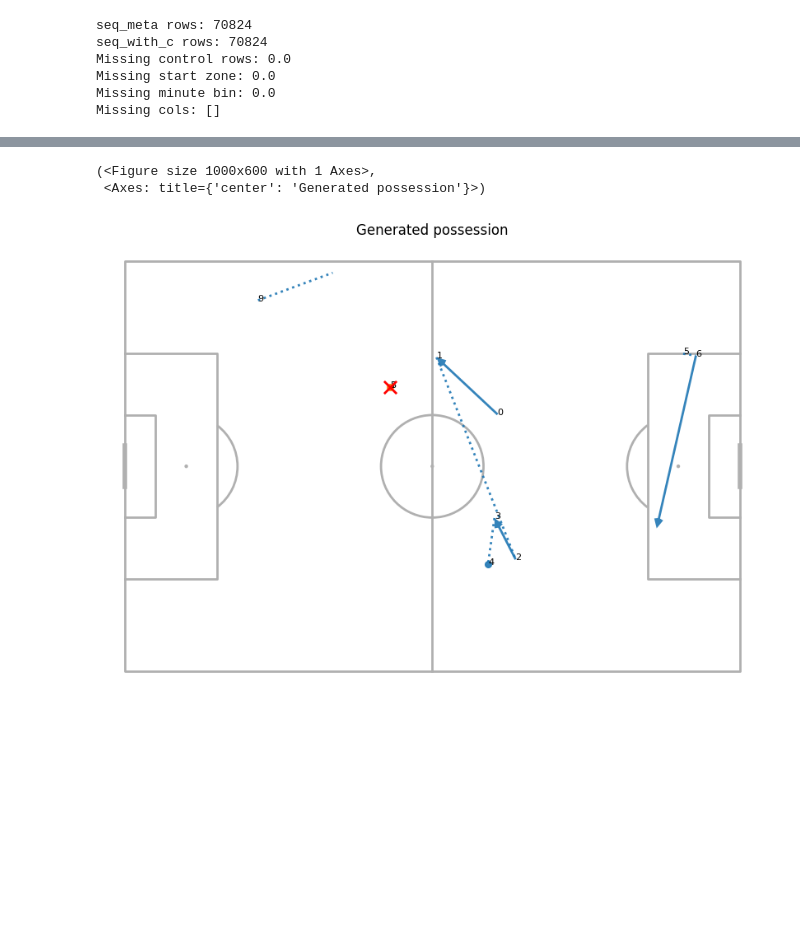
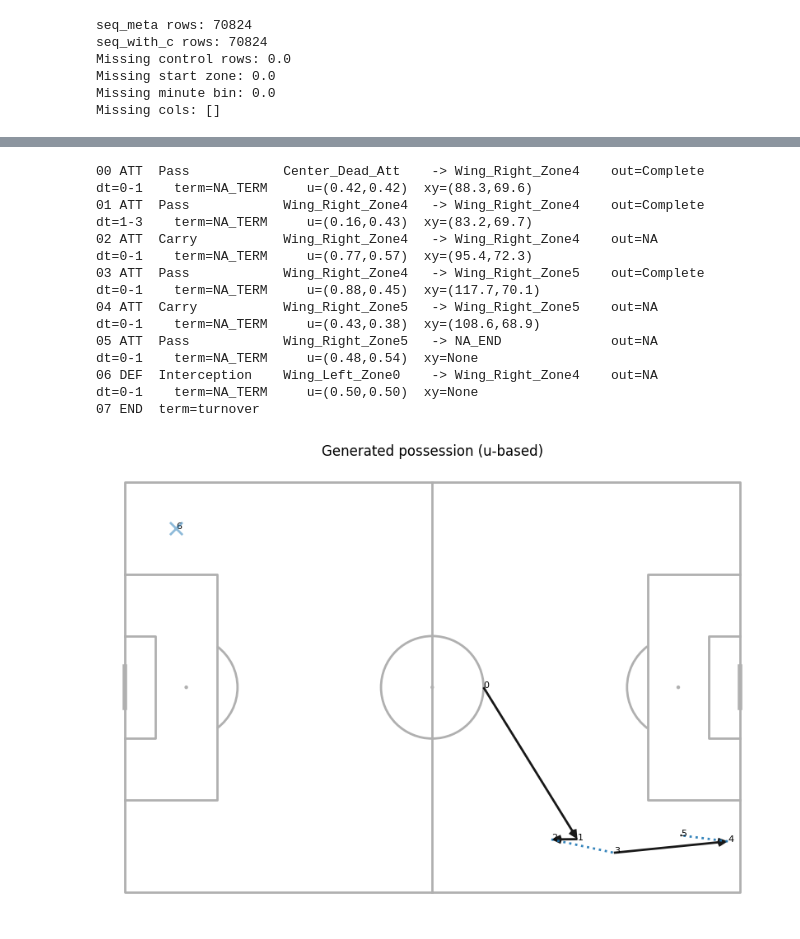
Before and after one commit to Stefan-coder1/Exjobb, a Jupyter notebook: cvae_initial_test.ipynb, the cells around one changed output, grey strips where cells are left out. Drawn from its saved outputs; the diff is of its cells as text; code cells hidden in the pictures; blank space fills up the shorter version.

Commit message:
finally beta

```diff
--- a/cvae_initial_test.ipynb
+++ b/cvae_initial_test.ipynb
@@ -1287,10 +1493,5 @@ baseline u loss: 0.07891977543347144
 # %%
-id2type = {v:k for k,v in type2id.items()}
-id2sz   = {v:k for k,v in sz2id.items()}
-id2ez   = {v:k for k,v in ez2id.items()}
-id2out  = {v:k for k,v in out2id.items()}
-id2dt   = {v:k for k,v in dt2id.items()}
-id2term = {v:k for k,v in term2id.items()}
+
 def pretty_print_seq(seq_ids_dict, max_rows=60):
     T = len(seq_ids_dict["type"])
     has_u = "u_end" in seq_ids_dict
@@ -1314,8 +1515,15 @@ def pretty_print_seq(seq_ids_dict, max_rows=60):
         print(base)
         if ty == "END":
             break
+def sample_no_pad(logits_vec, pad_id=0, temperature=1.0):
+    if temperature != 1.0:
+        logits_vec = logits_vec / temperature
+    logits_vec = logits_vec.clone()
+    logits_vec[pad_id] = -1e9
+    probs = torch.softmax(logits_vec, dim=-1)
+    return torch.multinomial(probs, 1).item()
+@torch.no_grad()
 
-@torch.no_grad()
 def sample_categorical(logits, temperature=1.0):
     # logits: [V]
     if temperature != 1.0:
@@ -1330,7 +1538,7 @@ def generate_one(model, c_vec, zone_code, min_code, T=40, temperature=0.9, devic
     mc = torch.tensor([min_code], dtype=torch.long, device=device)            # [1]
     cond = model.make_cond(c, zc, mc)                                         # [1,c_eff_dim]
 
-    z = torch.zeros((1, model.zdim), device=device)  # you can also sample N(0,1)
+    z = torch.randn((1, model.zdim), device=device)
 
     # token buffer
     x_gen = torch.zeros((1, T, 7), dtype=torch.long, device=device)
@@ -1383,10 +1591,16 @@ def generate_one(model, c_vec, zone_code, min_code, T=40, temperature=0.9, devic
 
         # NEW: sample/predict u_end at time t only if Pass/Carry, else keep (0,0)
         if ty == PASS_ID or ty == CARRY_ID:
-            u_pred = torch.sigmoid(logits["u_end_raw"][0, t])  # [2] in [0,1]
-            u_gen[0, t] = u_pred
+            raw = logits["u_end_raw"][0, t]              # [4]
+            ab  = (F.softplus(raw) + 1.0).clamp(max=50.0)
+            ax, bx, ay, by = ab[0], ab[1], ab[2], ab[3]
+
+            from torch.distributions import Beta
+            ux = Beta(ax.cpu(), bx.cpu()).sample().to(device)
+            uy = Beta(ay.cpu(), by.cpu()).sample().to(device)
+            u_gen[0, t] = torch.stack([ux, uy])
         else:
-            u_gen[0, t] = 0.0
+            u_gen[0, t] = 0.5
 
         if ty == END_ID:
             break
@@ -1616,9 +1768,20 @@ def plot_sequence_zone(seq, seed=0, title=None, mode="random", enforce_continuit
 
     return fig, ax
 # %%
-steps = decode_seq(gen)
-plot_sequence_zone(steps, seed=0, title="Generated possession", mode="random")
+gen = generate_one(model, Cz[j], start_zone_code[j], minute_code[j], T=40, temperature=0.9, device=device)
+seq = decode_seq(gen)
+
+pretty_print_seq_with_xy(seq)
 # %% [output]
-(<Figure size 1000x600 with 1 Axes>,
- <Axes: title={'center': 'Generated possession'}>)
+00 ATT  Pass            Center_Dead_Att    -> Wing_Right_Zone4    out=Complete    dt=0-1    term=NA_TERM     u=(0.42,0.42)  xy=(88.3,69.6)
+01 ATT  Pass            Wing_Right_Zone4   -> Wing_Right_Zone4    out=Complete    dt=1-3    term=NA_TERM     u=(0.16,0.43)  xy=(83.2,69.7)
+02 ATT  Carry           Wing_Right_Zone4   -> Wing_Right_Zone4    out=NA          dt=0-1    term=NA_TERM     u=(0.77,0.57)  xy=(95.4,72.3)
+03 ATT  Pass            Wing_Right_Zone4   -> Wing_Right_Zone5    out=Complete    dt=0-1    term=NA_TERM     u=(0.88,0.45)  xy=(117.7,70.1)
+04 ATT  Carry           Wing_Right_Zone5   -> Wing_Right_Zone5    out=NA          dt=0-1    term=NA_TERM     u=(0.43,0.38)  xy=(108.6,68.9)
+05 ATT  Pass            Wing_Right_Zone5   -> NA_END              out=NA          dt=0-1    term=NA_TERM     u=(0.48,0.54)  xy=None
+06 DEF  Interception    Wing_Left_Zone0    -> Wing_Right_Zone4    out=NA          dt=0-1    term=NA_TERM     u=(0.50,0.50)  xy=None
+07 END  term=turnover
-[figure, removed]
+# %%
+fig, ax = plot_sequence_from_u(seq, seed=0, title="Generated possession (u-based)")
+# %% [output]
+[figure, added]
```
Also changed, not shown: parts of 8 cells of this notebook.
